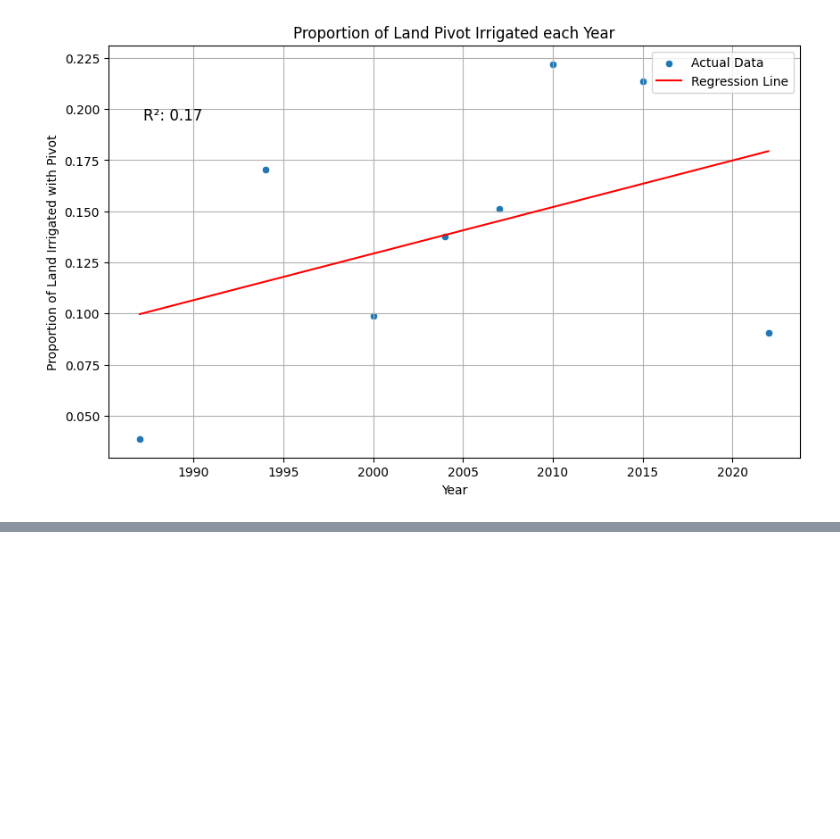
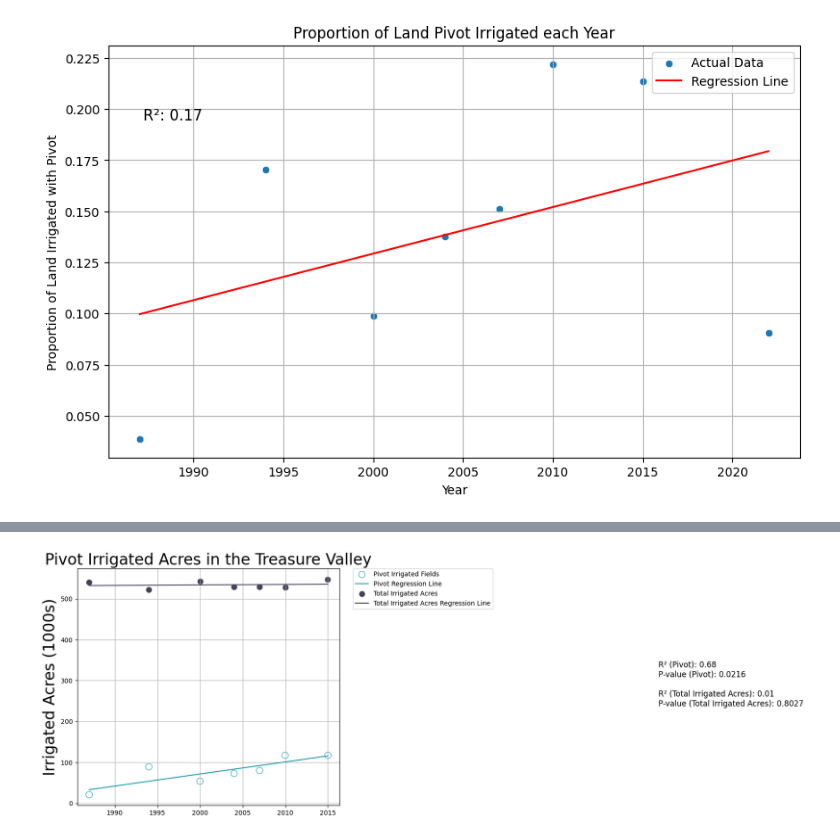
Before and after one commit to carlibeisel/irrigation_efficiency_change, a Jupyter notebook: pivot_irrigation.ipynb, the cells around one changed output, grey strips where cells are left out. Cells and saved outputs as stored; diff of their text form; code cells hidden in the pictures; blank space fills up the shorter version.

```diff
--- a/pivot_irrigation.ipynb
+++ b/pivot_irrigation.ipynb
@@ -388,0 +415,69 @@ plt.savefig('/content/drive/MyDrive/Carli Thesis/Figures/pivot_scatter.tiff', fo
+# %%
+# ----------------------------------- #
+#    Pivot & All Irrigated Acres      #
+# ----------------------------------- #
+
+# Exclude the year 2022 from the DataFrame
+df_filtered = df[df['Year'] != 2022]
+
+# Convert Irrigated Acres values to thousands
+df_filtered['Pivot Acres (1000s)'] = df_filtered['Pivot Acres'] / 1000
+df_filtered['Total Irrigated Acres (1000s)'] = df_filtered['Total Irrigated Acres'] / 1000
+
+# Initialize and fit the linear regression model for Pivot Acres (in thousands)
+model_pivot = LinearRegression()
+X_pivot = df_filtered[['Year']]
+y_pivot = df_filtered['Pivot Acres (1000s)']
+model_pivot.fit(X_pivot, y_pivot)
+
+# Predict values using the fitted model for Pivot Acres (in thousands)
+df_filtered['Predicted_Pivot (1000s)'] = model_pivot.predict(X_pivot)
+
+# Calculate p-value for Pivot Acres
+slope_pivot, intercept_pivot, r_value_pivot, p_value_pivot, std_err_pivot = linregress(df_filtered['Year'], y_pivot)
+
+# Initialize and fit the linear regression model for Total Irrigated Acres (in thousands)
+model_acres = LinearRegression()
+y_acres = df_filtered['Total Irrigated Acres (1000s)']
+model_acres.fit(X_pivot, y_acres)
+
+# Predict values using the fitted model for Total Irrigated Acres (in thousands)
+df_filtered['Predicted_Acres (1000s)'] = model_acres.predict(X_pivot)
+
+# Calculate p-value for Total Irrigated Acres
+slope_acres, intercept_acres, r_value_acres, p_value_acres, std_err_acres = linregress(df_filtered['Year'], y_acres)
+
+# Calculate the R² values
+r_squared_pivot = model_pivot.score(X_pivot, y_pivot)
+r_squared_acres = model_acres.score(X_pivot, y_acres)
+
+# Plot scatter plots and regression lines
+plt.figure(figsize=(12, 6))
+
+# Pivot Acres (open circles with larger size and color)
+sns.scatterplot(data=df_filtered, x='Year', y='Pivot Acres (1000s)', marker='o', s=100, facecolors='none', edgecolor='#1B9AAA', label='Pivot Irrigated Fields')
+plt.plot(df_filtered['Year'], df_filtered['Predicted_Pivot (1000s)'], color='#1B9AAA', label='Pivot Regression Line')
+
+# Total Irrigated Acres
+sns.scatterplot(data=df_filtered, x='Year', y='Total Irrigated Acres (1000s)', marker='o', s=100, color='#45425A', label='Total Irrigated Acres')
+plt.plot(df_filtered['Year'], df_filtered['Predicted_Acres (1000s)'], color='#45425A', label='Total Irrigated Acres Regression Line')
+
+# Customize the plot
+plt.title('Pivot Irrigated Acres in the Treasure Valley', fontsize=24)
+plt.xlabel('')
+plt.ylabel('Irrigated Acres (1000s)', fontsize=24)
+plt.grid(True)
+
+# Display the legend and place it to the right
+plt.legend(bbox_to_anchor=(1.05, 1), loc='upper left', borderaxespad=0.)
+
+# Display R² and p-values to the right of the plot
+plt.figtext(1.12, 0.5, f'R² (Pivot): {r_squared_pivot:.2f}\nP-value (Pivot): {p_value_pivot:.4f}\n\n'
+                        f'R² (Total Irrigated Acres): {r_squared_acres:.2f}\nP-value (Total Irrigated Acres): {p_value_acres:.4f}',
+            fontsize=12, verticalalignment='center')
+
+plt.tight_layout(rect=[0, 0, 0.85, 1])
+
+plt.savefig('/content/drive/MyDrive/Carli Thesis/Figures/irrigationchange_TV_regression.svgf', format='svg', dpi=300)
+plt.show()
+# %% [output]
@@ -388,0 +504 @@ plt.savefig('/content/drive/MyDrive/Carli Thesis/Figures/pivot_scatter.tiff', fo
+[figure, added]
```
Also changed, not shown: parts of 5 cells of this notebook.
